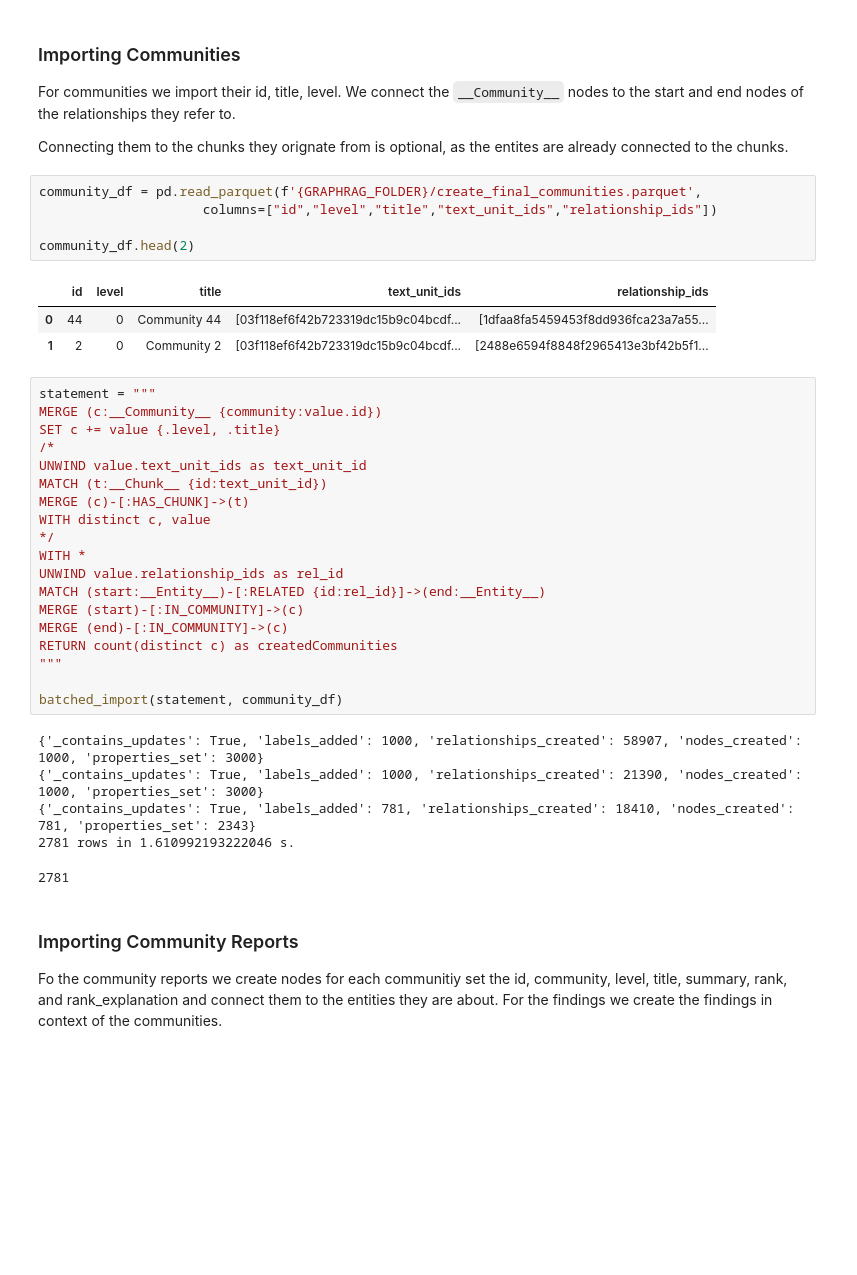
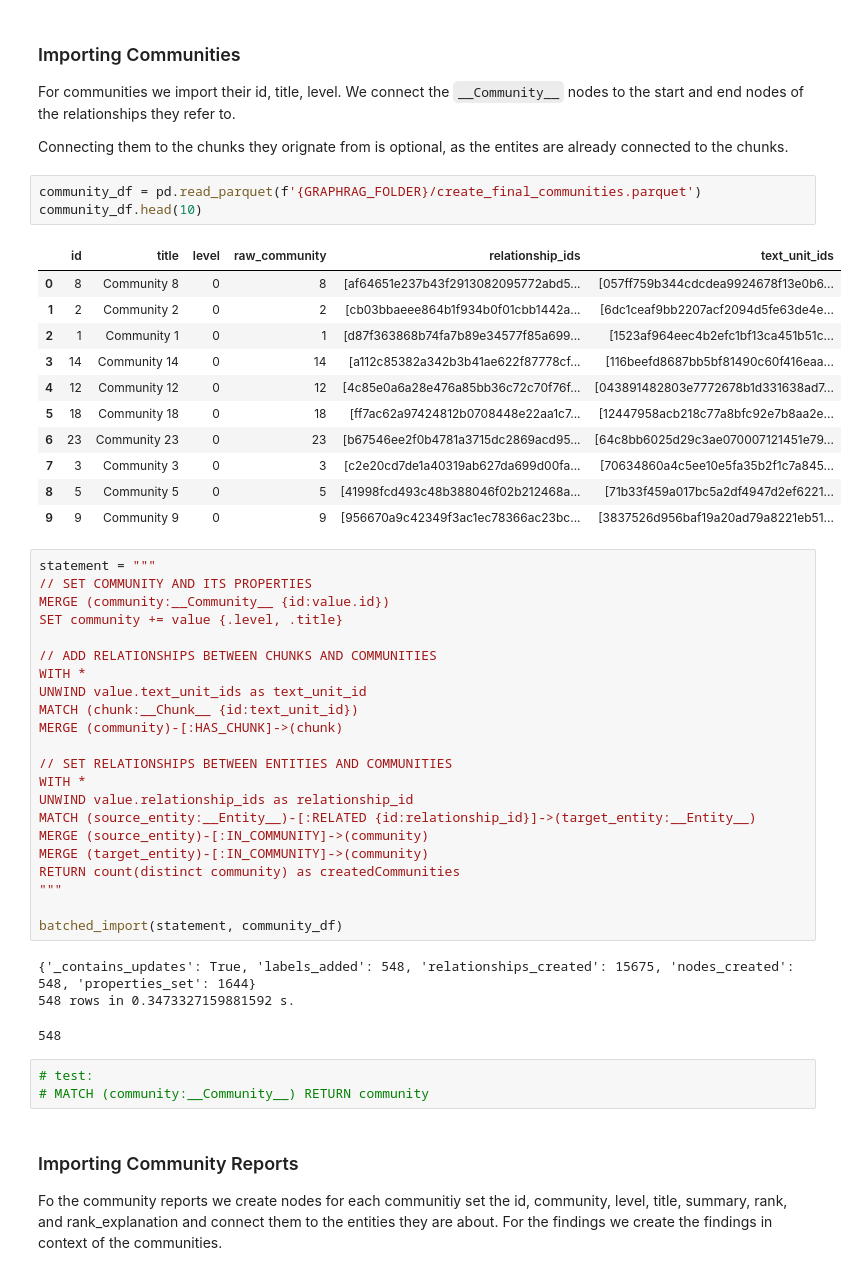
Before and after one commit to yarikama/Agentic-Advanced-RAG, a Jupyter notebook: src/ms_graphrag_import.ipynb, the cells around one changed output. Drawn from its saved outputs; the diff is of its cells as text; blank space fills up the shorter version.

Commit message:
knowledge graph reconstruction

```diff
--- a/src/ms_graphrag_import.ipynb
+++ b/src/ms_graphrag_import.ipynb
@@ -223,39 +229,49 @@ For communities we import their id, title, level. We connect the `__Community__`
 
 Connecting them to the chunks they orignate from is optional, as the entites are already connected to the chunks.
 # %%
-community_df = pd.read_parquet(f'{GRAPHRAG_FOLDER}/create_final_communities.parquet',
-                     columns=["id","level","title","text_unit_ids","relationship_ids"])
-
-community_df.head(2)
+community_df = pd.read_parquet(f'{GRAPHRAG_FOLDER}/create_final_communities.parquet')
+community_df.head(10)
 # %% [output]
-|  | id | level | title | text_unit_ids | relationship_ids |
-| 0 | 44 | 0 | Community 44 | [03f118ef6f42b723319dc15b9c04bcdf... | [1dfaa8fa5459453f8dd936fca23a7a55... |
-| 1 | 2 | 0 | Community 2 | [03f118ef6f42b723319dc15b9c04bcdf... | [2488e6594f8848f2965413e3bf42b5f1... |
+|  | id | title | level | raw_community | relationship_ids | text_unit_ids |
+| 0 | 8 | Community 8 | 0 | 8 | [af64651e237b43f2913082095772abd5... | [057ff759b344cdcdea9924678f13e0b6... |
+| 1 | 2 | Community 2 | 0 | 2 | [cb03bbaeee864b1f934b0f01cbb1442a... | [6dc1ceaf9bb2207acf2094d5fe63de4e... |
+| 2 | 1 | Community 1 | 0 | 1 | [d87f363868b74fa7b89e34577f85a699... | [1523af964eec4b2efc1bf13ca451b51c... |
+| 3 | 14 | Community 14 | 0 | 14 | [a112c85382a342b3b41ae622f87778cf... | [116beefd8687bb5bf81490c60f416eaa... |
+| 4 | 12 | Community 12 | 0 | 12 | [4c85e0a6a28e476a85bb36c72c70f76f... | [043891482803e7772678b1d331638ad7... |
+| 5 | 18 | Community 18 | 0 | 18 | [ff7ac62a97424812b0708448e22aa1c7... | [12447958acb218c77a8bfc92e7b8aa2e... |
+| 6 | 23 | Community 23 | 0 | 23 | [b67546ee2f0b4781a3715dc2869acd95... | [64c8bb6025d29c3ae070007121451e79... |
+| 7 | 3 | Community 3 | 0 | 3 | [c2e20cd7de1a40319ab627da699d00fa... | [70634860a4c5ee10e5fa35b2f1c7a845... |
+| 8 | 5 | Community 5 | 0 | 5 | [41998fcd493c48b388046f02b212468a... | [71b33f459a017bc5a2df4947d2ef6221... |
+| 9 | 9 | Community 9 | 0 | 9 | [956670a9c42349f3ac1ec78366ac23bc... | [3837526d956baf19a20ad79a8221eb51... |
 # %%
 statement = """
-MERGE (c:__Community__ {community:value.id})
-SET c += value {.level, .title}
-/*
+// SET COMMUNITY AND ITS PROPERTIES
+MERGE (community:__Community__ {id:value.id})
+SET community += value {.level, .title}
+
+// ADD RELATIONSHIPS BETWEEN CHUNKS AND COMMUNITIES
+WITH *
 UNWIND value.text_unit_ids as text_unit_id
-MATCH (t:__Chunk__ {id:text_unit_id})
-MERGE (c)-[:HAS_CHUNK]->(t)
-WITH distinct c, value
-*/
+MATCH (chunk:__Chunk__ {id:text_unit_id})
+MERGE (community)-[:HAS_CHUNK]->(chunk)
+
+// SET RELATIONSHIPS BETWEEN ENTITIES AND COMMUNITIES
 WITH *
-UNWIND value.relationship_ids as rel_id
-MATCH (start:__Entity__)-[:RELATED {id:rel_id}]->(end:__Entity__)
-MERGE (start)-[:IN_COMMUNITY]->(c)
-MERGE (end)-[:IN_COMMUNITY]->(c)
-RETURN count(distinct c) as createdCommunities
+UNWIND value.relationship_ids as relationship_id
+MATCH (source_entity:__Entity__)-[:RELATED {id:relationship_id}]->(target_entity:__Entity__)
+MERGE (source_entity)-[:IN_COMMUNITY]->(community)
+MERGE (target_entity)-[:IN_COMMUNITY]->(community)
+RETURN count(distinct community) as createdCommunities
 """
 
 batched_import(statement, community_df)
 # %% [output]
-{'_contains_updates': True, 'labels_added': 1000, 'relationships_created': 58907, 'nodes_created': 1000, 'properties_set': 3000}
-{'_contains_updates': True, 'labels_added': 1000, 'relationships_created': 21390, 'nodes_created': 1000, 'properties_set': 3000}
-{'_contains_updates': True, 'labels_added': 781, 'relationships_created': 18410, 'nodes_created': 781, 'properties_set': 2343}
-2781 rows in 1.610992193222046 s.
+{'_contains_updates': True, 'labels_added': 548, 'relationships_created': 15675, 'nodes_created': 548, 'properties_set': 1644}
+548 rows in 0.3473327159881592 s.
-2781
+548
+# %%
+# test:
+# MATCH (community:__Community__) RETURN community
 # %% [markdown]
 ### Importing Community Reports
 Fo the community reports we create nodes for each communitiy set the id, community, level, title, summary, rank, and rank_explanation and connect them to the entities they are about. For the findings we create the findings in context of the communities.
```
Also changed, not shown: parts of 16 cells of this notebook, 1 other file.
